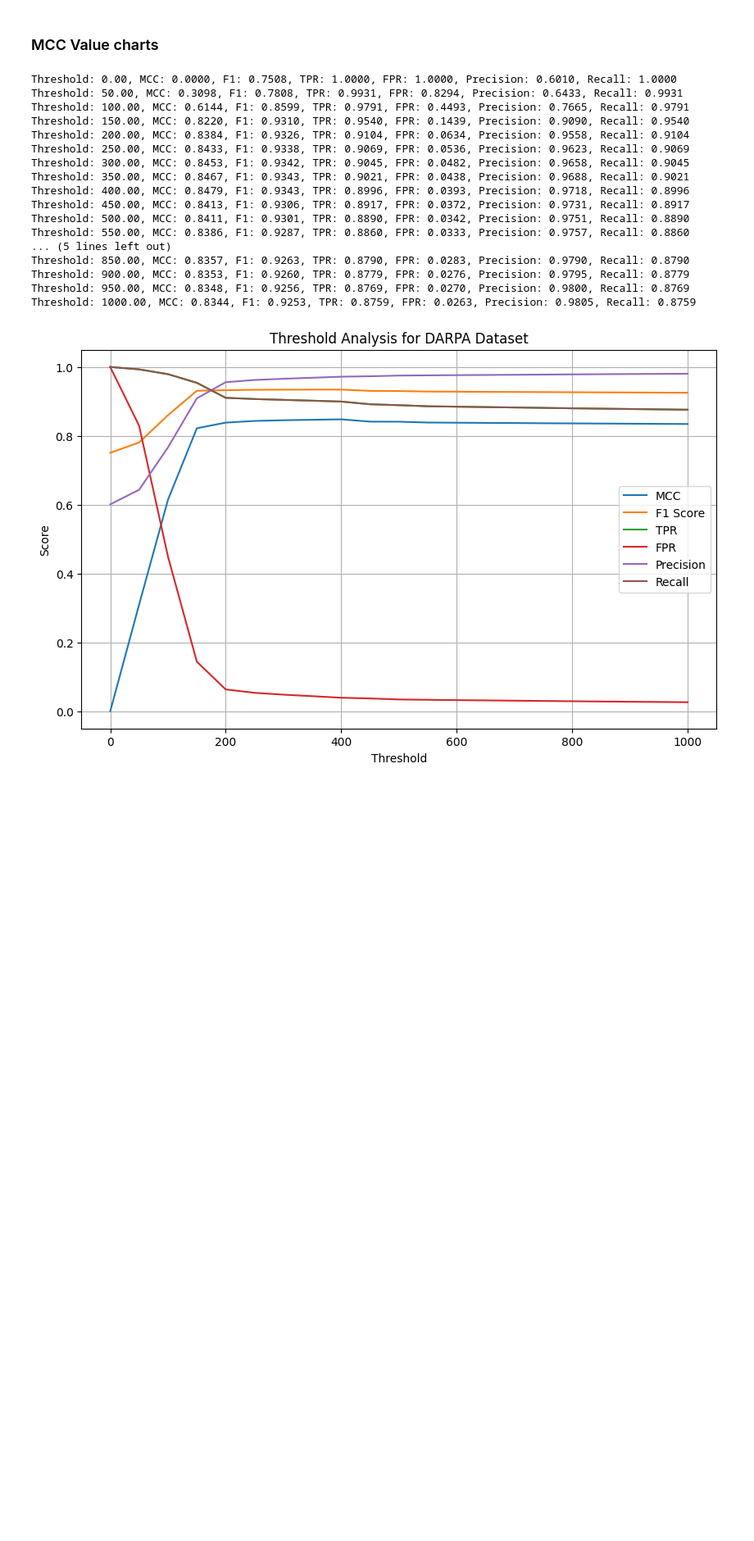
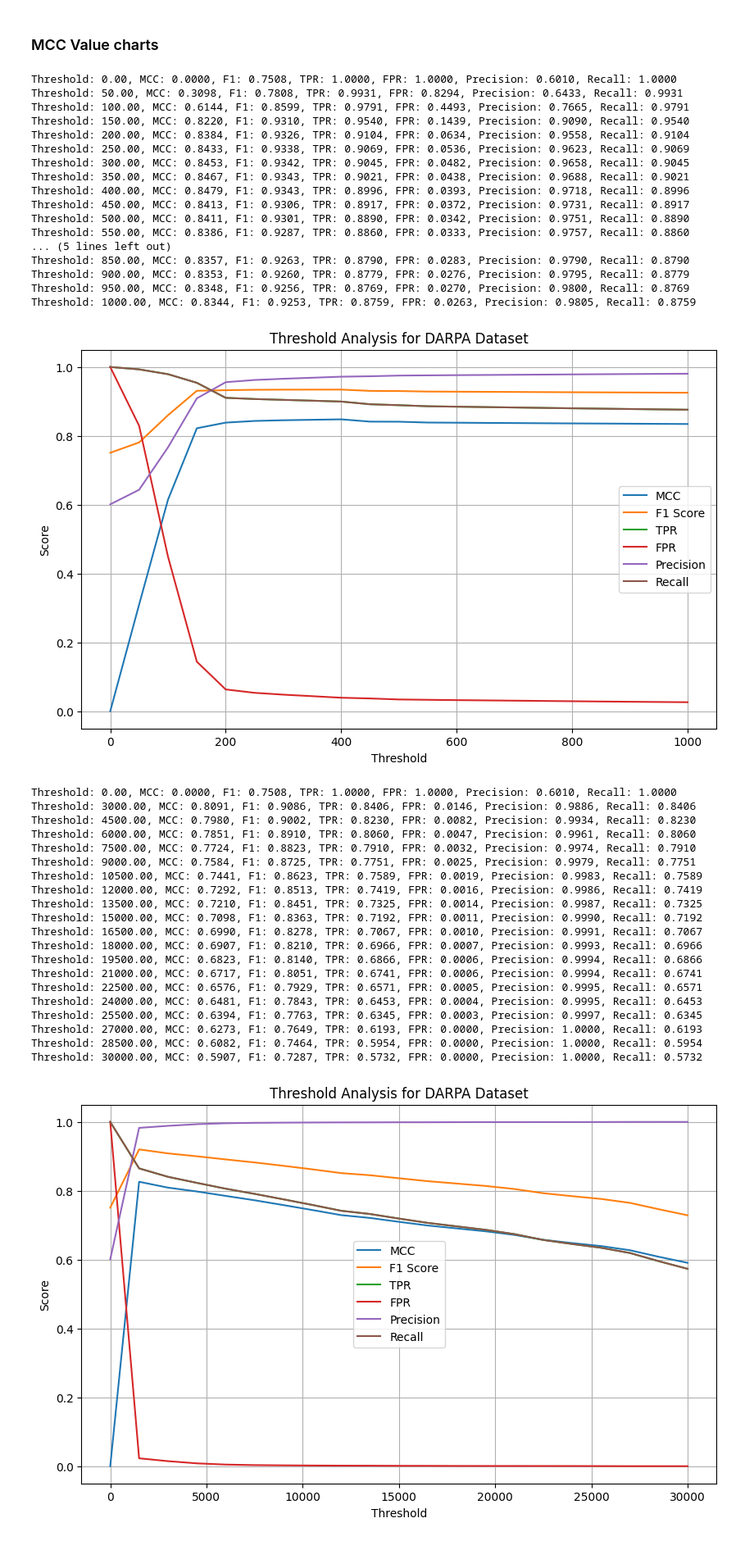
Before and after one commit to MKasaei00/graph-edge-anomaly-detection, a Jupyter notebook: AnoEdge/notebooks/MCC_analysis_darpa_results.ipynb, the cells around one changed output. Shown at 82% size. Saved outputs shown, nothing was run; the diff lists cells and outputs as text; code cells hidden in the pictures; blank space fills up the shorter version.

Commit message:
update mcc analysis

```diff
--- a/AnoEdge/notebooks/MCC_analysis_darpa_results.ipynb
+++ b/AnoEdge/notebooks/MCC_analysis_darpa_results.ipynb
@@ -528,3 +528,75 @@ Threshold: 900.00, MCC: 0.8353, F1: 0.9260, TPR: 0.8779, FPR: 0.0276, Precision:
 Threshold: 950.00, MCC: 0.8348, F1: 0.9256, TPR: 0.8769, FPR: 0.0270, Precision: 0.9800, Recall: 0.8769
 Threshold: 1000.00, MCC: 0.8344, F1: 0.9253, TPR: 0.8759, FPR: 0.0263, Precision: 0.9805, Recall: 0.8759
 [figure]
+# %%
+# prompt: Between 0 and 1000 select 21 values linearly (threshold value)
+# Then above threshold is one
+# Less than threshold is zero
+# After that calculate MCC, F1, TPR, FPR, Precision, Recall
+
+from sklearn.metrics import matthews_corrcoef, confusion_matrix, roc_curve, auc, f1_score, precision_score, recall_score
+thresholds = np.linspace(0, 30000, 21)
+mcc_scores = []
+f1_scores = []
+tpr_scores = []
+fpr_scores = []
+precision_scores = []
+recall_scores = []
+
+for threshold in thresholds:
+    darpa_df['bin_class'] = darpa_df['prediction'].apply(lambda x: bin_classification_tag(x, threshold))
+
+    mcc = matthews_corrcoef(darpa_df['label'], darpa_df['bin_class'])
+    f1 = f1_score(darpa_df['label'], darpa_df['bin_class'])
+    precision = precision_score(darpa_df['label'], darpa_df['bin_class'])
+    recall = recall_score(darpa_df['label'], darpa_df['bin_class'])
+
+    tn, fp, fn, tp = confusion_matrix(darpa_df['label'], darpa_df['bin_class']).ravel()
+    tpr = tp / (tp + fn) if (tp + fn) > 0 else 0
+    fpr = fp / (fp + tn) if (fp + tn) > 0 else 0
+
+    mcc_scores.append(mcc)
+    f1_scores.append(f1)
+    tpr_scores.append(tpr)
+    fpr_scores.append(fpr)
+    precision_scores.append(precision)
+    recall_scores.append(recall)
+    print(f"Threshold: {threshold:.2f}, MCC: {mcc:.4f}, F1: {f1:.4f}, TPR: {tpr:.4f}, FPR: {fpr:.4f}, Precision: {precision:.4f}, Recall: {recall:.4f}")
+
+plt.figure(figsize=(10, 6))
+plt.plot(thresholds, mcc_scores, label='MCC')
+plt.plot(thresholds, f1_scores, label='F1 Score')
+plt.plot(thresholds, tpr_scores, label='TPR')
+plt.plot(thresholds, fpr_scores, label='FPR')
+plt.plot(thresholds, precision_scores, label='Precision')
+plt.plot(thresholds, recall_scores, label='Recall')
+
+
+plt.xlabel('Threshold')
+plt.ylabel('Score')
+plt.title('Threshold Analysis for DARPA Dataset')
+plt.legend()
+plt.grid(True)
+plt.show()
+# %% [output]
+Threshold: 0.00, MCC: 0.0000, F1: 0.7508, TPR: 1.0000, FPR: 1.0000, Precision: 0.6010, Recall: 1.0000
+Threshold: 3000.00, MCC: 0.8091, F1: 0.9086, TPR: 0.8406, FPR: 0.0146, Precision: 0.9886, Recall: 0.8406
+Threshold: 4500.00, MCC: 0.7980, F1: 0.9002, TPR: 0.8230, FPR: 0.0082, Precision: 0.9934, Recall: 0.8230
+Threshold: 6000.00, MCC: 0.7851, F1: 0.8910, TPR: 0.8060, FPR: 0.0047, Precision: 0.9961, Recall: 0.8060
+Threshold: 7500.00, MCC: 0.7724, F1: 0.8823, TPR: 0.7910, FPR: 0.0032, Precision: 0.9974, Recall: 0.7910
+Threshold: 9000.00, MCC: 0.7584, F1: 0.8725, TPR: 0.7751, FPR: 0.0025, Precision: 0.9979, Recall: 0.7751
+Threshold: 10500.00, MCC: 0.7441, F1: 0.8623, TPR: 0.7589, FPR: 0.0019, Precision: 0.9983, Recall: 0.7589
+Threshold: 12000.00, MCC: 0.7292, F1: 0.8513, TPR: 0.7419, FPR: 0.0016, Precision: 0.9986, Recall: 0.7419
+Threshold: 13500.00, MCC: 0.7210, F1: 0.8451, TPR: 0.7325, FPR: 0.0014, Precision: 0.9987, Recall: 0.7325
+Threshold: 15000.00, MCC: 0.7098, F1: 0.8363, TPR: 0.7192, FPR: 0.0011, Precision: 0.9990, Recall: 0.7192
+Threshold: 16500.00, MCC: 0.6990, F1: 0.8278, TPR: 0.7067, FPR: 0.0010, Precision: 0.9991, Recall: 0.7067
+Threshold: 18000.00, MCC: 0.6907, F1: 0.8210, TPR: 0.6966, FPR: 0.0007, Precision: 0.9993, Recall: 0.6966
+Threshold: 19500.00, MCC: 0.6823, F1: 0.8140, TPR: 0.6866, FPR: 0.0006, Precision: 0.9994, Recall: 0.6866
+Threshold: 21000.00, MCC: 0.6717, F1: 0.8051, TPR: 0.6741, FPR: 0.0006, Precision: 0.9994, Recall: 0.6741
+Threshold: 22500.00, MCC: 0.6576, F1: 0.7929, TPR: 0.6571, FPR: 0.0005, Precision: 0.9995, Recall: 0.6571
+Threshold: 24000.00, MCC: 0.6481, F1: 0.7843, TPR: 0.6453, FPR: 0.0004, Precision: 0.9995, Recall: 0.6453
+Threshold: 25500.00, MCC: 0.6394, F1: 0.7763, TPR: 0.6345, FPR: 0.0003, Precision: 0.9997, Recall: 0.6345
+Threshold: 27000.00, MCC: 0.6273, F1: 0.7649, TPR: 0.6193, FPR: 0.0000, Precision: 1.0000, Recall: 0.6193
+Threshold: 28500.00, MCC: 0.6082, F1: 0.7464, TPR: 0.5954, FPR: 0.0000, Precision: 1.0000, Recall: 0.5954
+Threshold: 30000.00, MCC: 0.5907, F1: 0.7287, TPR: 0.5732, FPR: 0.0000, Precision: 1.0000, Recall: 0.5732
+[figure, added]
```
